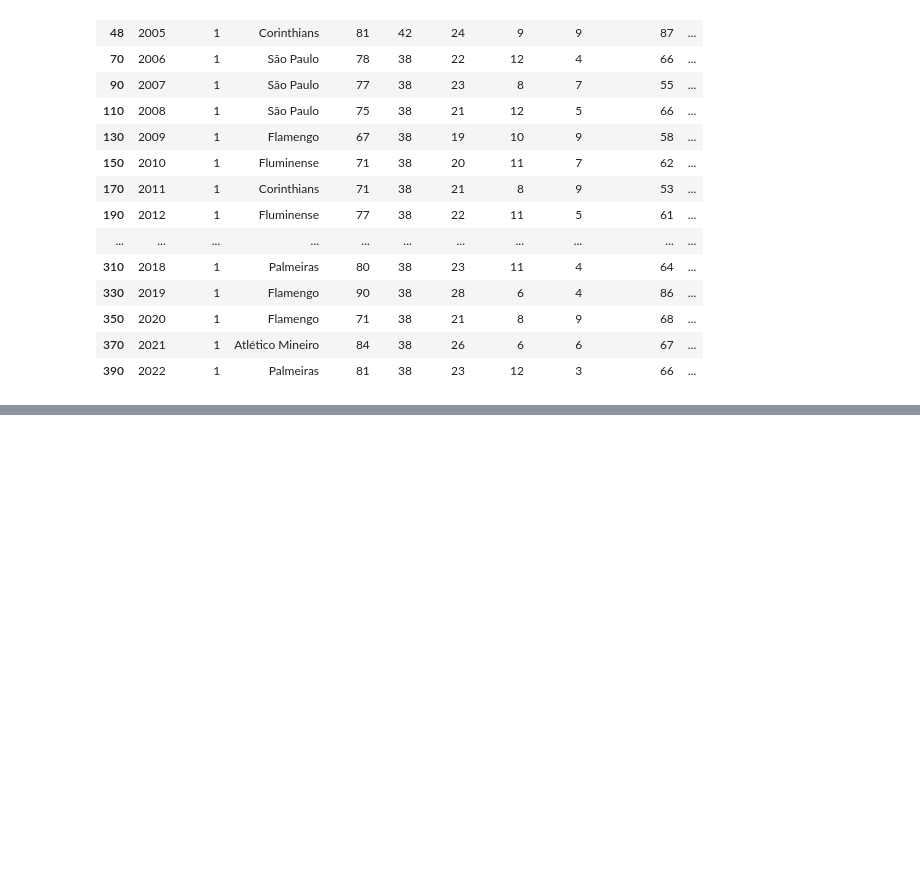
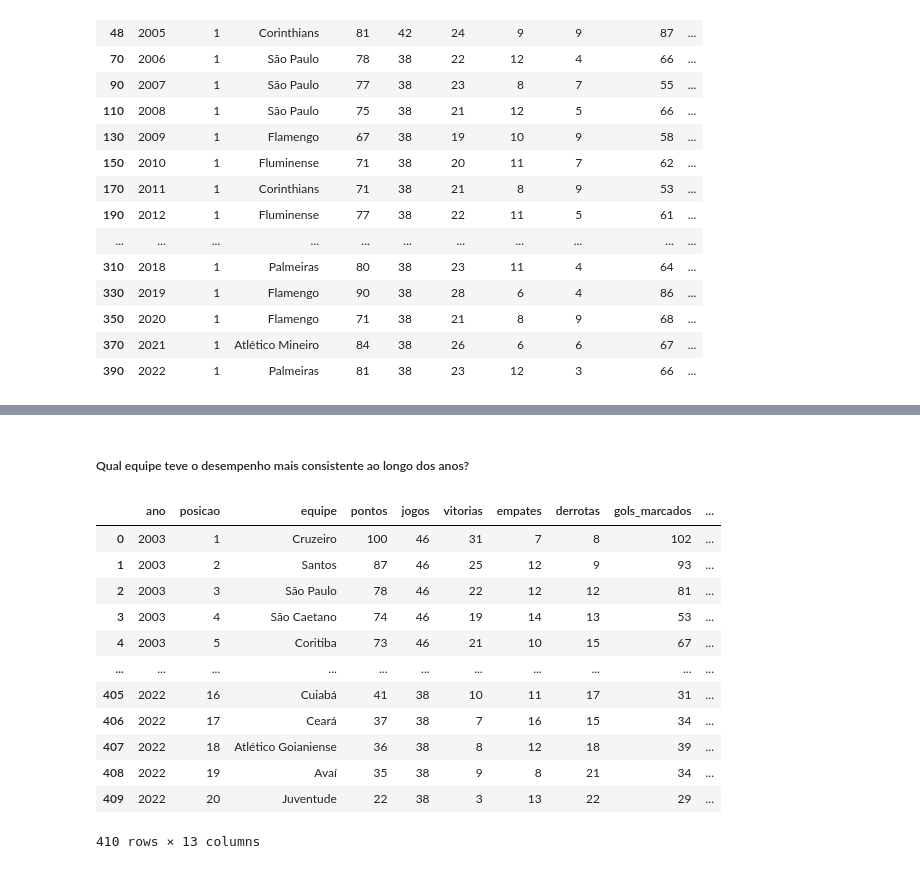
Before and after one commit to thiagooliveirt/Campeonato-Brasileiro-2003-a-2022, a Jupyter notebook: brasileirao.ipynb, the cells around one changed output, grey strips where cells are left out. Cells and saved outputs as stored; diff of their text form; code cells hidden in the pictures; blank space fills up the shorter version.

```diff
--- a/brasileirao.ipynb
+++ b/brasileirao.ipynb
@@ -330,0 +346,18 @@ campeoes
+# %% [markdown]
+<h5>Qual equipe teve o desempenho mais consistente ao longo dos anos?</h5>
+# %%
+brasileirao
+# %% [output]
+|  | ano | posicao | equipe | pontos | jogos | vitorias | empates | derrotas | gols_marcados | ... |
+| 0 | 2003 | 1 | Cruzeiro | 100 | 46 | 31 | 7 | 8 | 102 | ... |
+| 1 | 2003 | 2 | Santos | 87 | 46 | 25 | 12 | 9 | 93 | ... |
+| 2 | 2003 | 3 | São Paulo | 78 | 46 | 22 | 12 | 12 | 81 | ... |
+| 3 | 2003 | 4 | São Caetano | 74 | 46 | 19 | 14 | 13 | 53 | ... |
+| 4 | 2003 | 5 | Coritiba | 73 | 46 | 21 | 10 | 15 | 67 | ... |
+| ... | ... | ... | ... | ... | ... | ... | ... | ... | ... | ... |
+| 405 | 2022 | 16 | Cuiabá | 41 | 38 | 10 | 11 | 17 | 31 | ... |
+| 406 | 2022 | 17 | Ceará | 37 | 38 | 7 | 16 | 15 | 34 | ... |
+| 407 | 2022 | 18 | Atlético Goianiense | 36 | 38 | 8 | 12 | 18 | 39 | ... |
+| 408 | 2022 | 19 | Avaí | 35 | 38 | 9 | 8 | 21 | 34 | ... |
+| 409 | 2022 | 20 | Juventude | 22 | 38 | 3 | 13 | 22 | 29 | ... |
+410 rows × 13 columns
```
Also changed, not shown: parts of 3 cells of this notebook.
